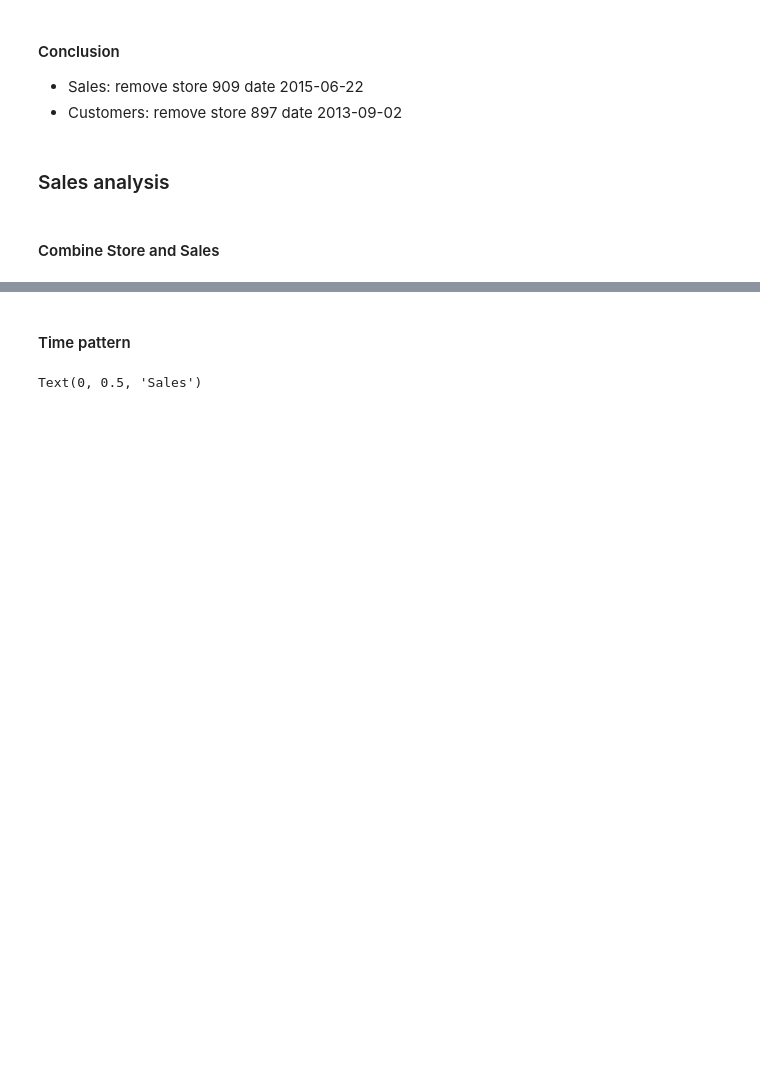
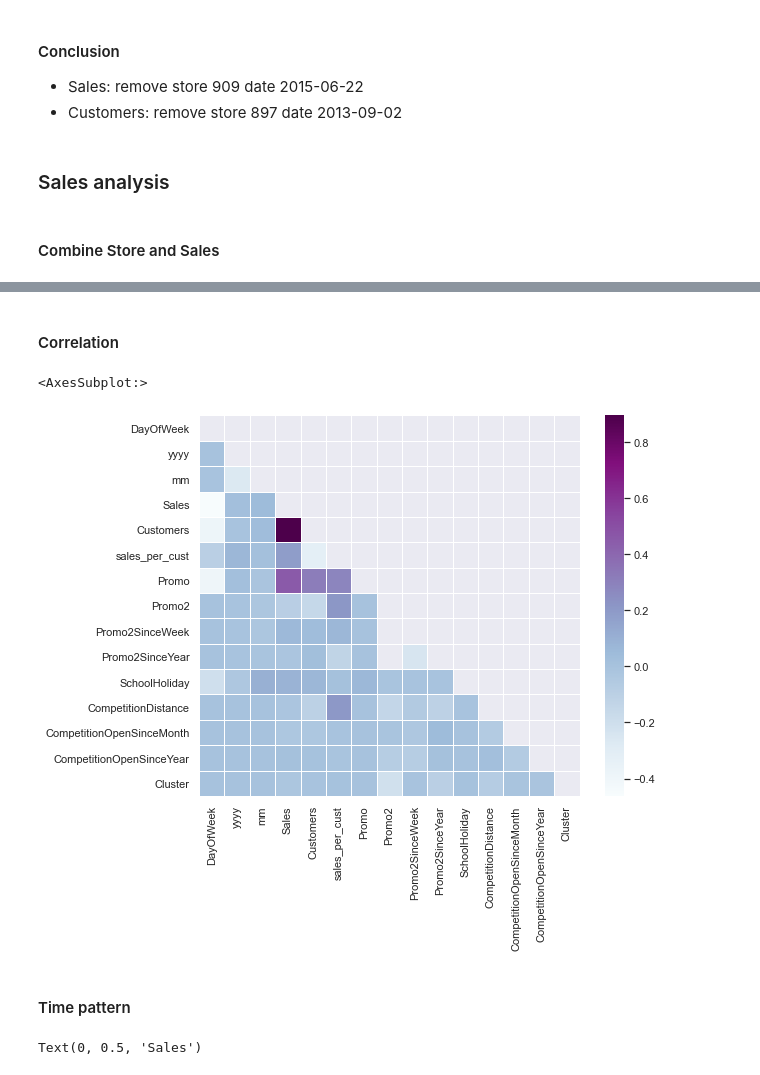
Before and after one commit to CYCCCCC/store_sales_prediction, a Jupyter notebook: store_sales.ipynb, the cells around one changed output, grey strips where cells are left out. Drawn from its saved outputs; the diff is of its cells as text; code cells hidden in the pictures; blank space fills up the shorter version.

```diff
--- a/store_sales.ipynb
+++ b/store_sales.ipynb
@@ -809,0 +808,5 @@ df_all = pd.merge(train, store, how='left', on='Store')
+# %%
+df_all = pd.merge(train, store, how='left', on='Store')
+df_all['mm'] = train['Date'].dt.strftime('%m')
+clus = all.groupby('Store')['Cluster'].max().reset_index()
+df_all = pd.merge(df_all, clus, how='left', on='Store')
@@ -813,3 +827,30 @@ all['yyyymm'] = np.where(all['Month']<10, all['Year'].astype(str) + '0' + all['M
+# %% [markdown]
+#### Correlation
+# %%
+df_all['Promo'] = df_all['Promo'].astype(int)
+df_all['yyyy'] = df_all['yyyy'].astype(int)
+df_all['mm'] = df_all['mm'].astype(int)
+# %%
+cor_col = ['DayOfWeek', 'yyyy', 'mm',
+           'Sales', 'Customers', 'sales_per_cust',
+           'Promo', 'Promo2', 'Promo2SinceWeek', 'Promo2SinceYear',
+           'StateHoliday', 'SchoolHoliday',
+           'StoreType', 'Assortment',
+           'CompetitionDistance', 'CompetitionOpenSinceMonth', 'CompetitionOpenSinceYear',
+           'Cluster']
+# %%
+corr_all = df_all[cor_col].corr()
+
+mask = np.zeros_like(corr_all, dtype = np.bool)
+mask[np.triu_indices_from(mask)] = True
+
+f, ax = plt.subplots(figsize = (9, 7))
+
+sns.heatmap(corr_all, mask = mask,
+            square = True, linewidths = .5, ax = ax, cmap = "BuPu")
+# %% [output]
+<AxesSubplot:>
+[figure, added]
 # %% [markdown]
 #### Time pattern
 # %%
```
Also changed, not shown: parts of 10 cells of this notebook.
